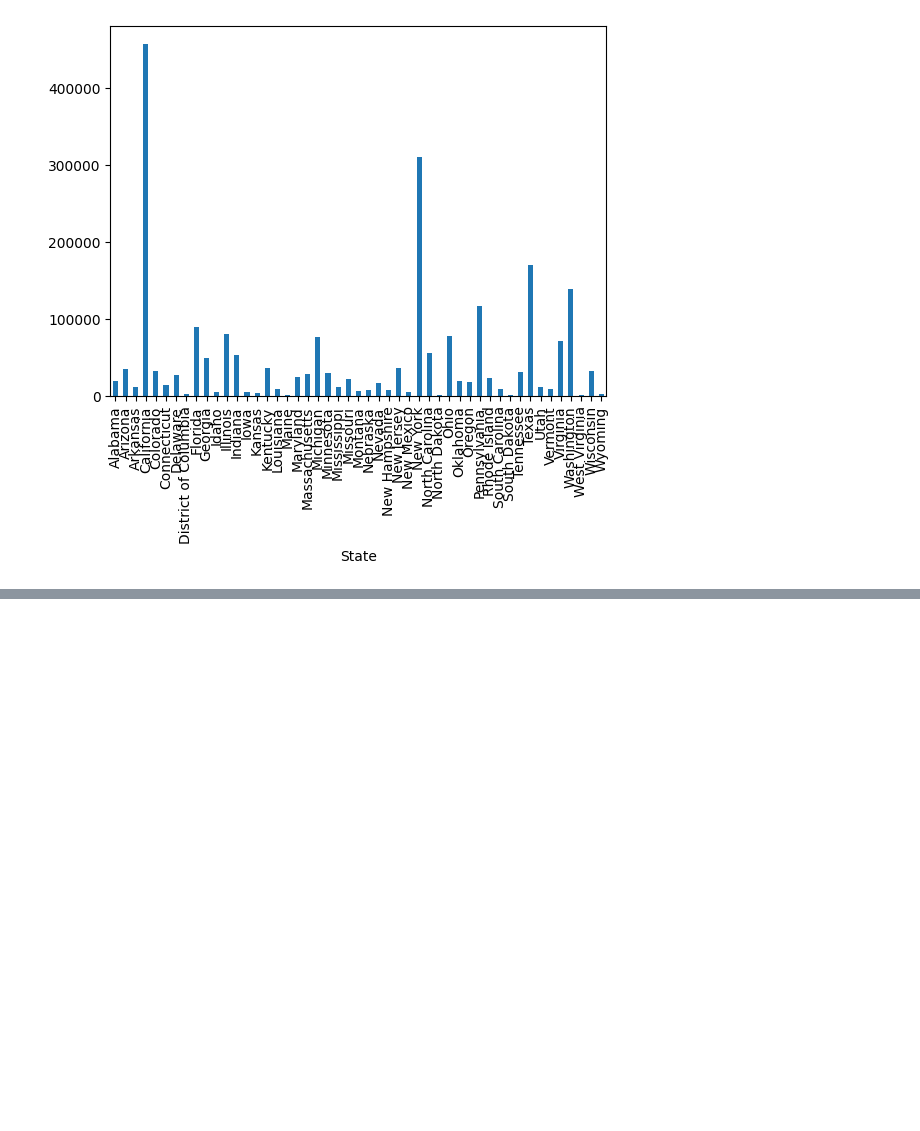
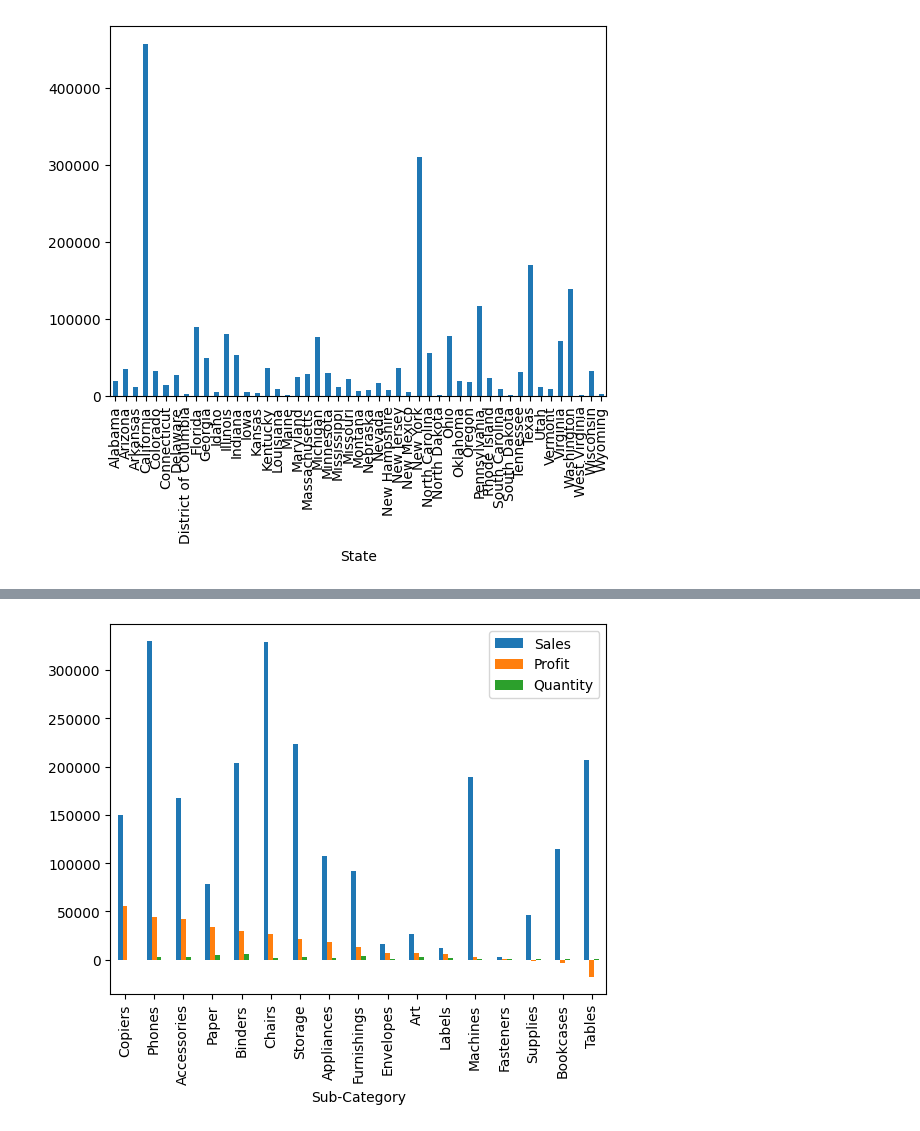
Before and after one commit to VedantVatsa/Analysis-of-Superstore-Dataset, a Jupyter notebook: Analysis.ipynb, the cells around one changed output, grey strips where cells are left out. Saved outputs shown, nothing was run; the diff lists cells and outputs as text; code cells hidden in the pictures; blank space fills up the shorter version.

```diff
--- a/Analysis.ipynb
+++ b/Analysis.ipynb
@@ -183,0 +254,5 @@ df.groupby("State")["Sales"].sum().plot.bar()
+# %%
+# Sub-Category most profitable
+sub_category_analysis=df.groupby(['Sub-Category'])[['Sales','Profit','Quantity']].sum()
+sub_category_sorted=sub_category_analysis.sort_values('Profit',ascending=False)
+sub_category_sorted
@@ -183,0 +279,5 @@ df.groupby("State")["Sales"].sum().plot.bar()
+# %%
+# Plot sub-category wise
+sub_category_plot=sub_category_sorted.plot.bar()
+# %% [output]
+[figure, added]
```
Also changed, not shown: parts of 11 cells of this notebook.
